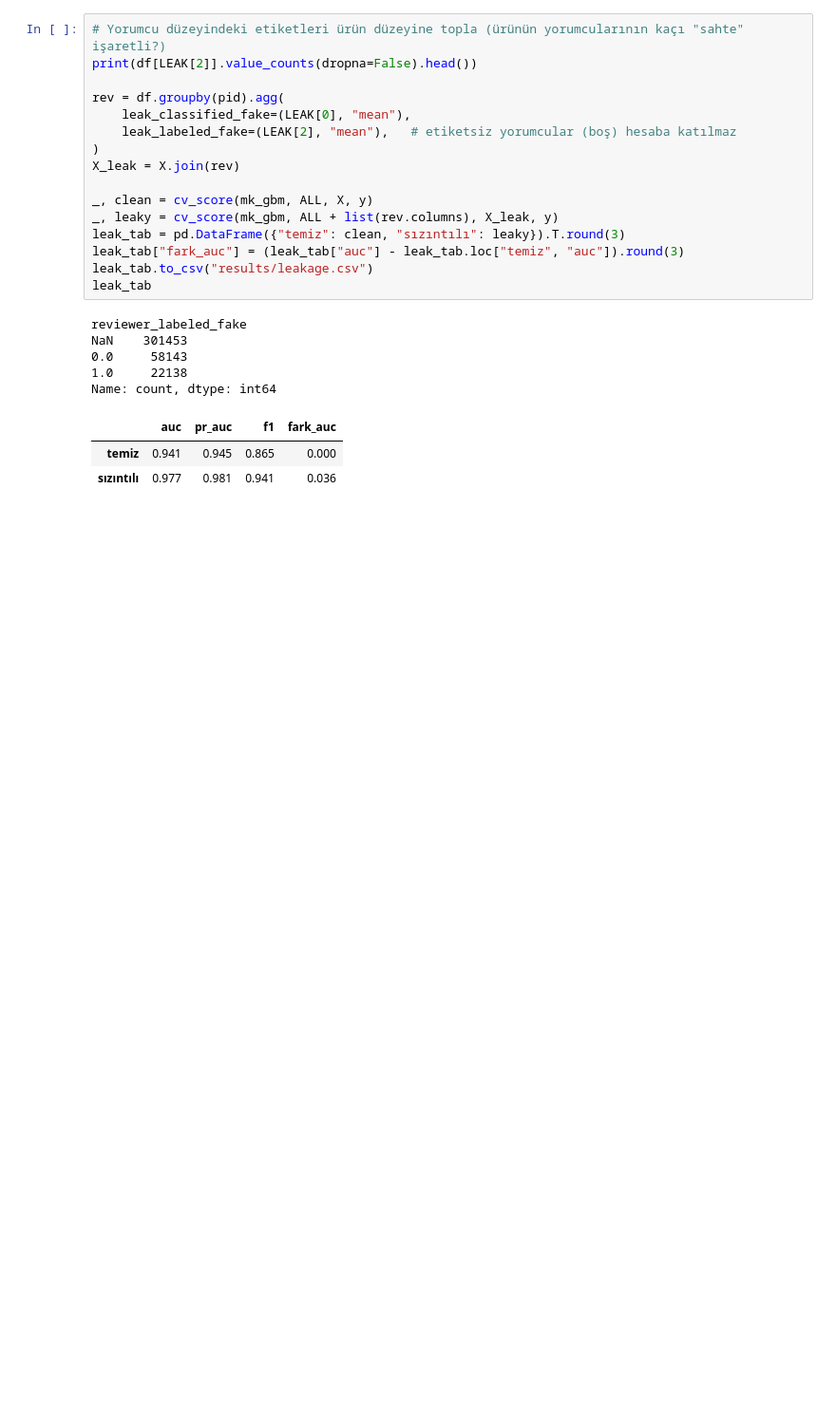
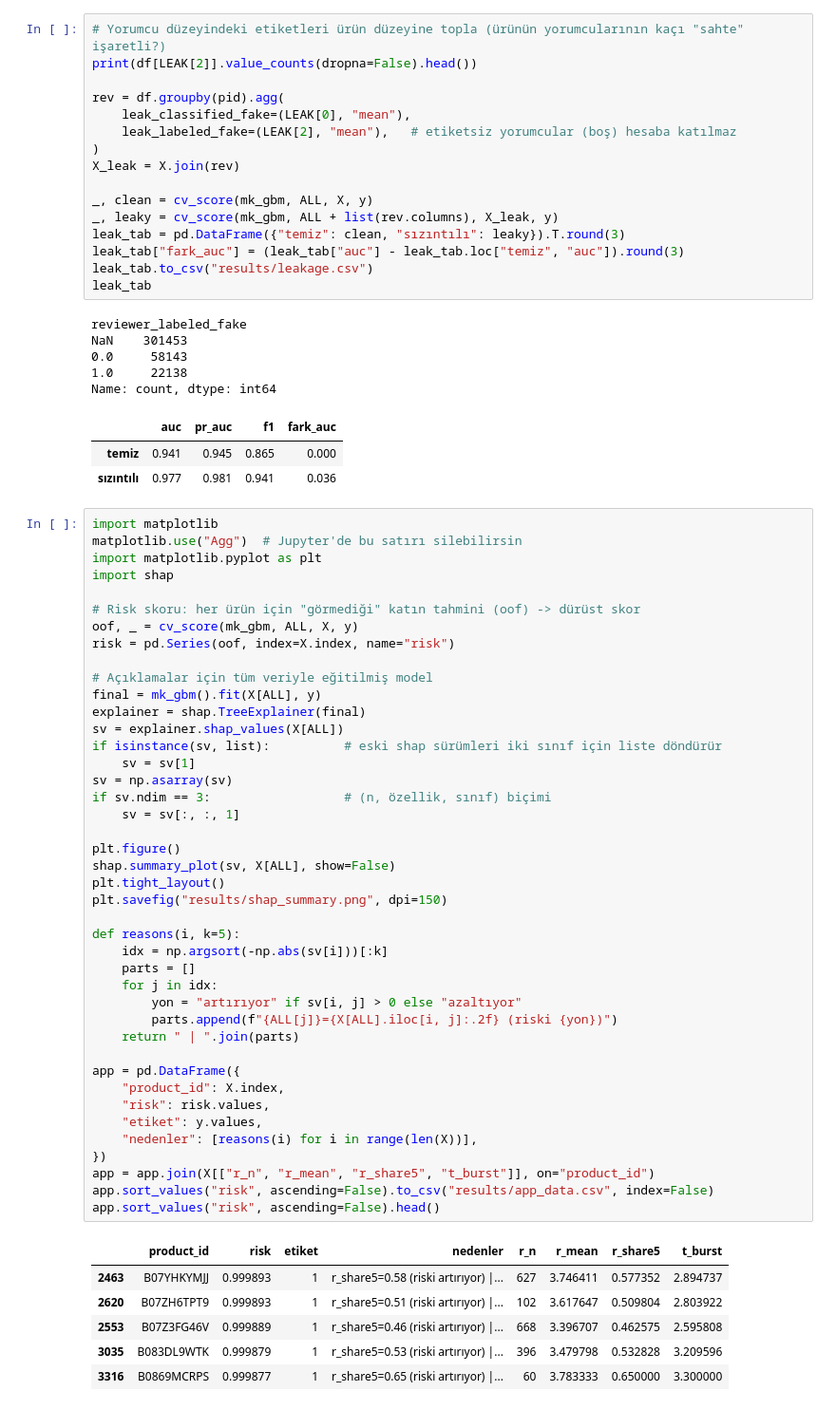
Before and after one commit to ebrarsevgili/fake-review-risk, a Jupyter notebook: 01_kesif.ipynb, the cells around one changed output. Shown at 95% size. Cells and saved outputs as stored; diff of their text form; blank space fills up the shorter version.

Commit message:
SHAP ve risk skoru

```diff
--- a/01_kesif.ipynb
+++ b/01_kesif.ipynb
@@ -335,3 +335,52 @@ Name: count, dtype: int64
 |  | auc | pr_auc | f1 | fark_auc |
 | temiz | 0.941 | 0.945 | 0.865 | 0.000 |
 | sızıntılı | 0.977 | 0.981 | 0.941 | 0.036 |
+# %%
+import matplotlib
+matplotlib.use("Agg")  # Jupyter'de bu satırı silebilirsin
+import matplotlib.pyplot as plt
+import shap
+
+# Risk skoru: her ürün için "görmediği" katın tahmini (oof) -> dürüst skor
+oof, _ = cv_score(mk_gbm, ALL, X, y)
+risk = pd.Series(oof, index=X.index, name="risk")
+
+# Açıklamalar için tüm veriyle eğitilmiş model
+final = mk_gbm().fit(X[ALL], y)
+explainer = shap.TreeExplainer(final)
+sv = explainer.shap_values(X[ALL])
+if isinstance(sv, list):          # eski shap sürümleri iki sınıf için liste döndürür
+    sv = sv[1]
+sv = np.asarray(sv)
+if sv.ndim == 3:                  # (n, özellik, sınıf) biçimi
+    sv = sv[:, :, 1]
+
+plt.figure()
+shap.summary_plot(sv, X[ALL], show=False)
+plt.tight_layout()
+plt.savefig("results/shap_summary.png", dpi=150)
+
+def reasons(i, k=5):
+    idx = np.argsort(-np.abs(sv[i]))[:k]
+    parts = []
+    for j in idx:
+        yon = "artırıyor" if sv[i, j] > 0 else "azaltıyor"
+        parts.append(f"{ALL[j]}={X[ALL].iloc[i, j]:.2f} (riski {yon})")
+    return " | ".join(parts)
+
+app = pd.DataFrame({
+    "product_id": X.index,
+    "risk": risk.values,
+    "etiket": y.values,
+    "nedenler": [reasons(i) for i in range(len(X))],
+})
+app = app.join(X[["r_n", "r_mean", "r_share5", "t_burst"]], on="product_id")
+app.sort_values("risk", ascending=False).to_csv("results/app_data.csv", index=False)
+app.sort_values("risk", ascending=False).head()
+# %% [output]
+|  | product_id | risk | etiket | nedenler | r_n | r_mean | r_share5 | t_burst |
+| 2463 | B07YHKYMJJ | 0.999893 | 1 | r_share5=0.58 (riski artırıyor) |... | 627 | 3.746411 | 0.577352 | 2.894737 |
+| 2620 | B07ZH6TPT9 | 0.999893 | 1 | r_share5=0.51 (riski artırıyor) |... | 102 | 3.617647 | 0.509804 | 2.803922 |
+| 2553 | B07Z3FG46V | 0.999889 | 1 | r_share5=0.46 (riski artırıyor) |... | 668 | 3.396707 | 0.462575 | 2.595808 |
+| 3035 | B083DL9WTK | 0.999879 | 1 | r_share5=0.53 (riski artırıyor) |... | 396 | 3.479798 | 0.532828 | 3.209596 |
+| 3316 | B0869MCRPS | 0.999877 | 1 | r_share5=0.65 (riski artırıyor) |... | 60 | 3.783333 | 0.650000 | 3.300000 |
```
Also changed, not shown: 2 other files.
